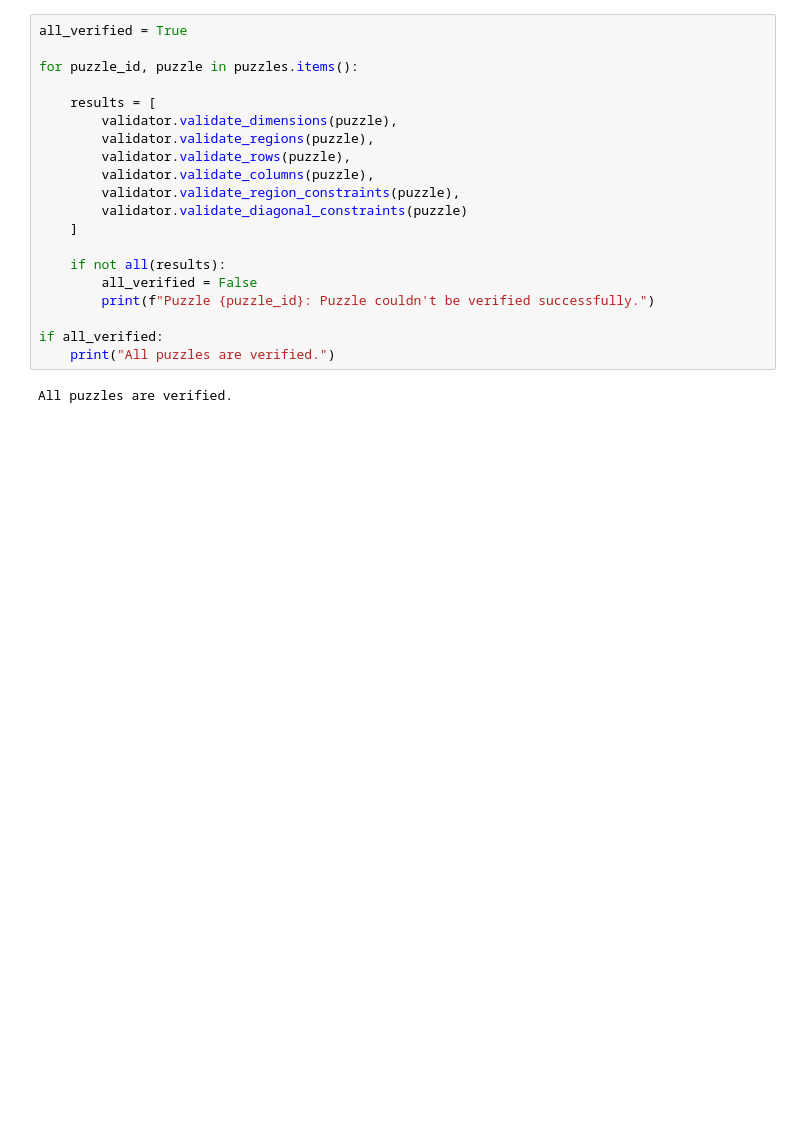
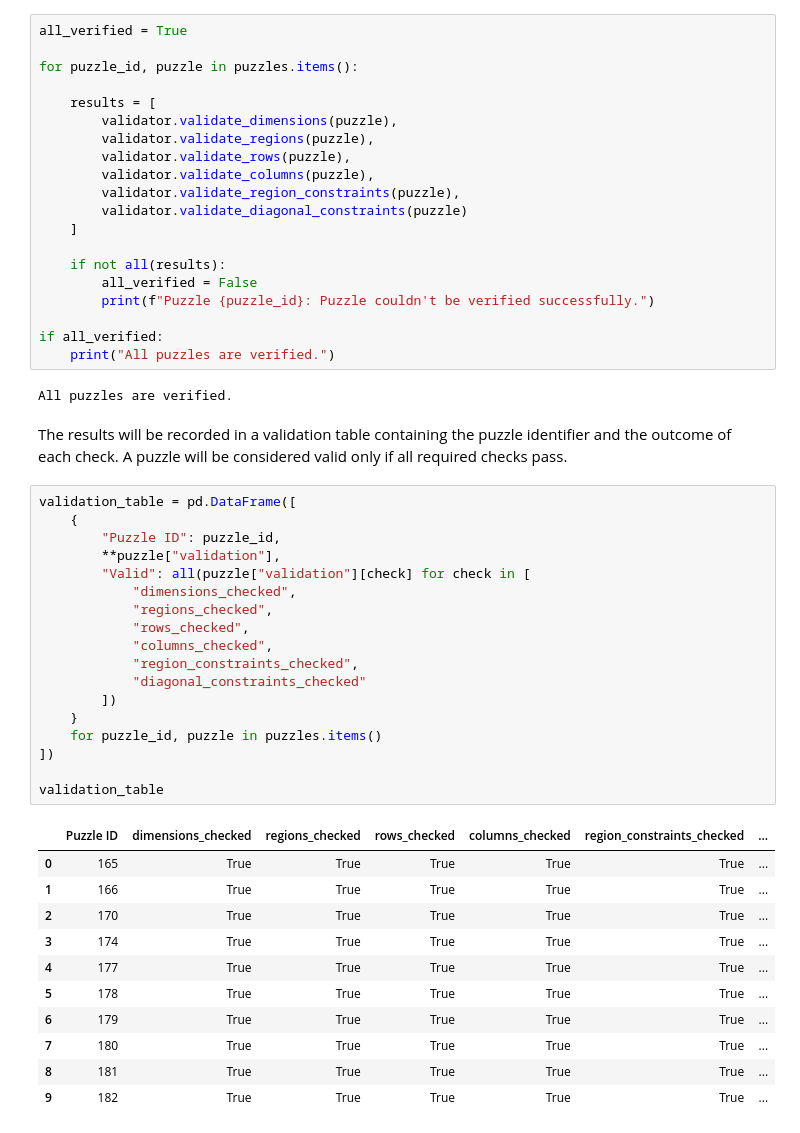
Before and after one commit to stefani2908/meowdoku_project, a Jupyter notebook: meowdoku_part_1.ipynb, the cells around one changed output. Saved outputs shown, nothing was run; the diff lists cells and outputs as text; blank space fills up the shorter version.

```diff
--- a/meowdoku_analysis.ipynb
+++ b/meowdoku_part_1.ipynb
@@ -543,3 +534,35 @@ if all_verified:
     print("All puzzles are verified.")
 # %% [output]
 All puzzles are verified.
+# %% [markdown]
+The results will be recorded in a validation table containing the puzzle identifier and the outcome of each check. A puzzle will be considered valid only if all required checks pass.
+# %%
+validation_table = pd.DataFrame([
+    {
+        "Puzzle ID": puzzle_id,
+        **puzzle["validation"],
+        "Valid": all(puzzle["validation"][check] for check in [
+            "dimensions_checked",
+            "regions_checked",
+            "rows_checked",
+            "columns_checked",
+            "region_constraints_checked",
+            "diagonal_constraints_checked"
+        ])
+    }
+    for puzzle_id, puzzle in puzzles.items()
+])
+
+validation_table
+# %% [output]
+|  | Puzzle ID | dimensions_checked | regions_checked | rows_checked | columns_checked | region_constraints_checked | ... |
+| 0 | 165 | True | True | True | True | True | ... |
+| 1 | 166 | True | True | True | True | True | ... |
+| 2 | 170 | True | True | True | True | True | ... |
+| 3 | 174 | True | True | True | True | True | ... |
+| 4 | 177 | True | True | True | True | True | ... |
+| 5 | 178 | True | True | True | True | True | ... |
+| 6 | 179 | True | True | True | True | True | ... |
+| 7 | 180 | True | True | True | True | True | ... |
+| 8 | 181 | True | True | True | True | True | ... |
+| 9 | 182 | True | True | True | True | True | ... |
```
Also changed, not shown: parts of 3 cells of this notebook, 19 other files.
